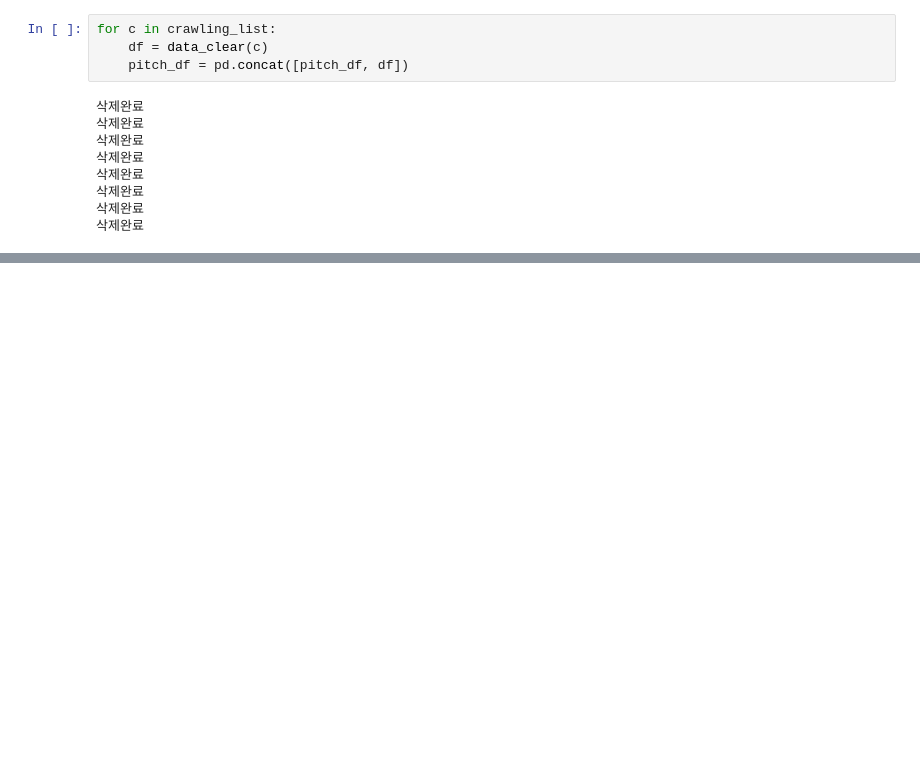
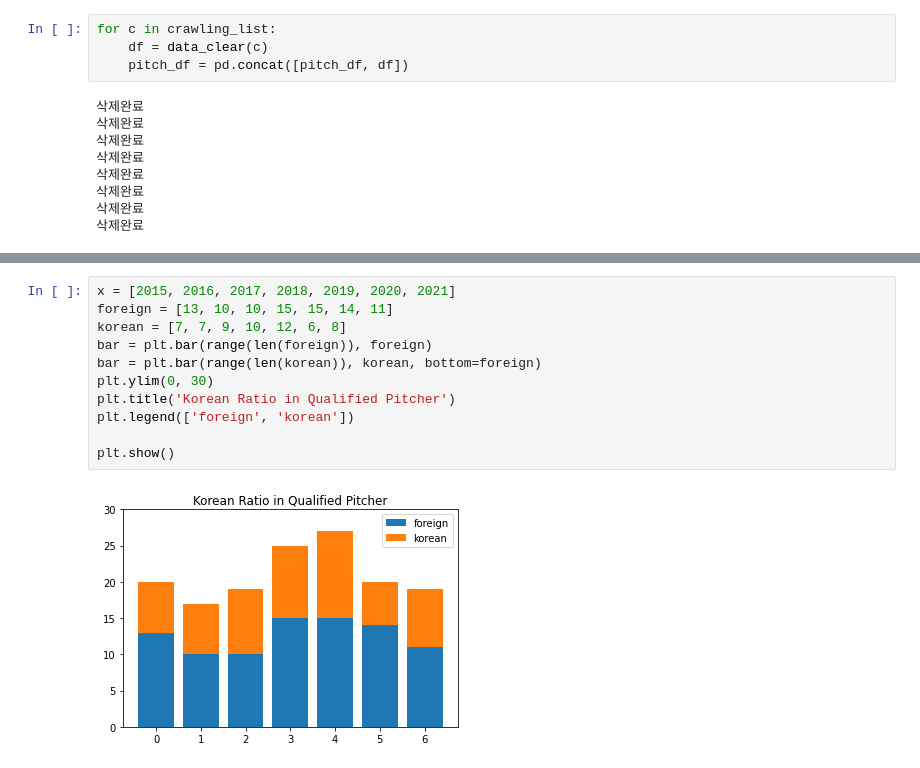
Before and after one commit to JeongMinHyeok/Baseball_simulator, a Jupyter notebook: Statiz_crawler.ipynb, the cells around one changed output, grey strips where cells are left out. Saved outputs shown, nothing was run; the diff lists cells and outputs as text; blank space fills up the shorter version.

```diff
--- a/Statiz_crawler.ipynb
+++ b/Statiz_crawler.ipynb
@@ -229,0 +425,13 @@ pitch_df
+# %%
+x = [2015, 2016, 2017, 2018, 2019, 2020, 2021]
+foreign = [13, 10, 10, 15, 15, 14, 11]
+korean = [7, 7, 9, 10, 12, 6, 8]
+bar = plt.bar(range(len(foreign)), foreign)
+bar = plt.bar(range(len(korean)), korean, bottom=foreign)
+plt.ylim(0, 30)
+plt.title('Korean Ratio in Qualified Pitcher')
+plt.legend(['foreign', 'korean'])
+
+plt.show()
+# %% [output]
+[figure, added]
```
Also changed, not shown: parts of 19 cells of this notebook.
